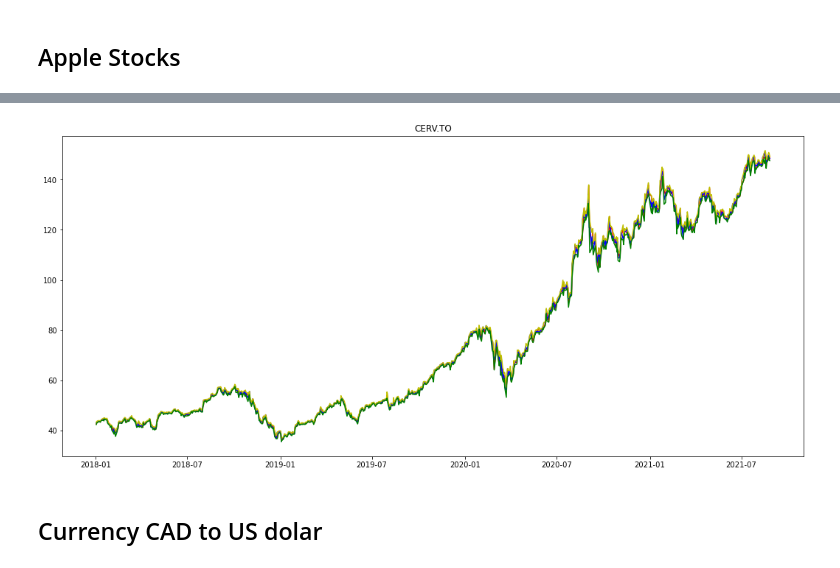
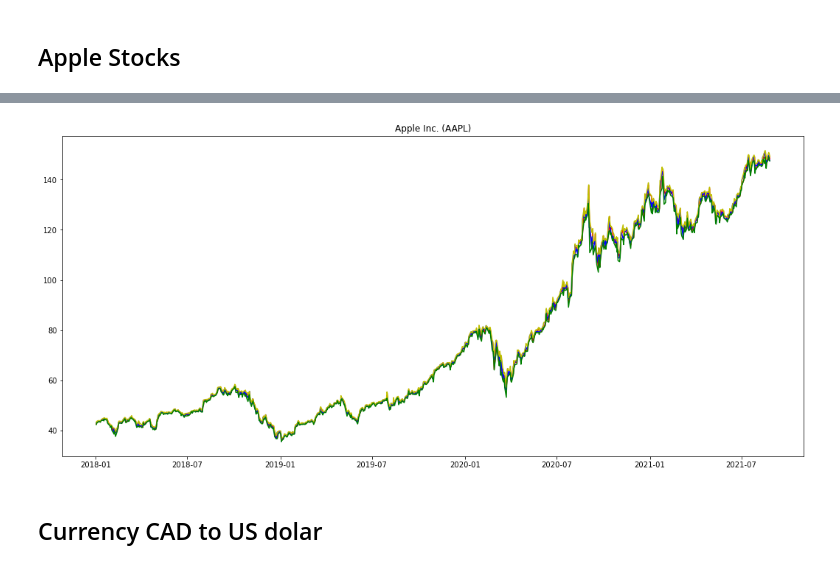
Before and after one commit to flaakira/Web_scraping, a Jupyter notebook: currency_stock/webscraping-currency-or-stock.ipynb, the cells around one changed output, grey strips where cells are left out. Drawn from its saved outputs; the diff is of its cells as text; code cells hidden in the pictures.

```diff
--- a/currency_stock/webscraping-currency-or-stock.ipynb
+++ b/currency_stock/webscraping-currency-or-stock.ipynb
@@ -52,13 +70,13 @@ stock_aapl = web.DataReader('AAPL','yahoo', start, end).reset_index()
 # %%
 plt.figure(figsize=(18,8))
 plt.plot(stock_aapl['Date'], stock_aapl['Open'], color = 'r')
 plt.plot(stock_aapl['Date'], stock_aapl['Close'], color = 'b')
 plt.plot(stock_aapl['Date'], stock_aapl['High'], color = 'y')
 plt.plot(stock_aapl['Date'], stock_aapl['Low'], color = 'g')
-plt.title('CERV.TO')
+plt.title('Apple Inc. (AAPL)')
 plt.show()
 # %% [output]
-[figure, old version]
+[figure, new version]
 # %% [markdown]
 ## Currency CAD to US dolar
 # %%
```
Also changed, not shown: parts of 9 cells of this notebook.
